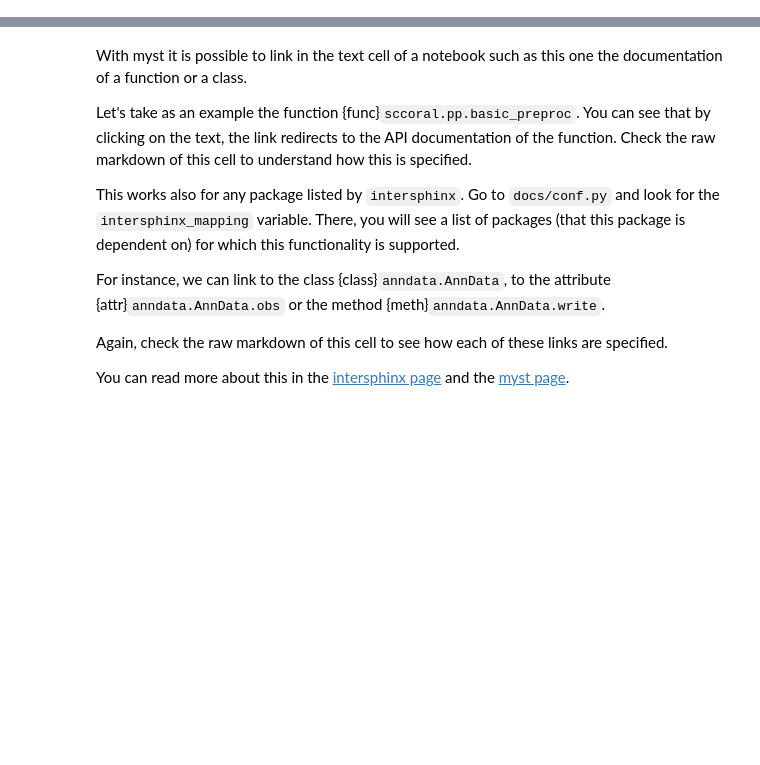
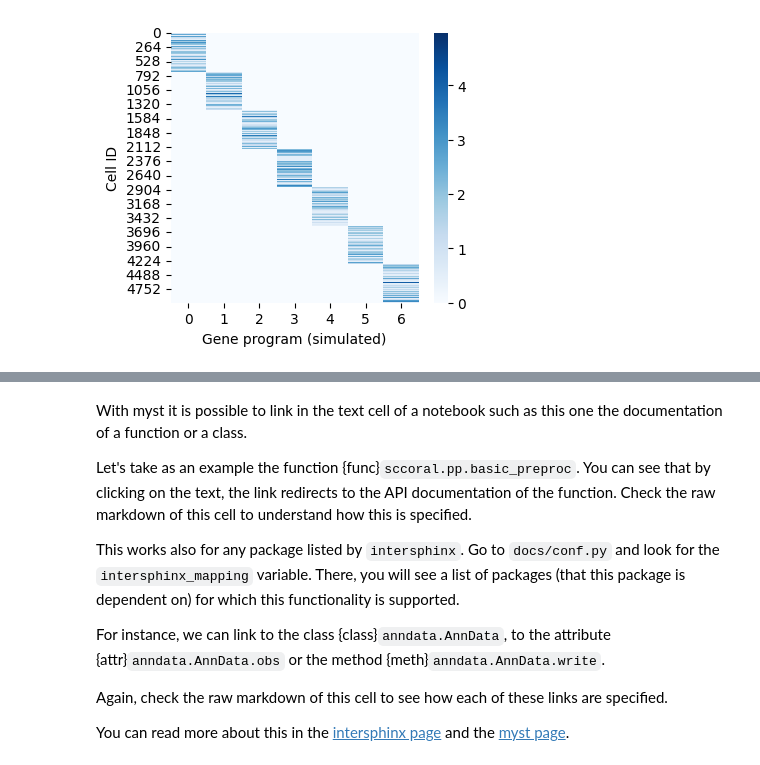
Before and after one commit to lucas-diedrich/sccoral, a Jupyter notebook: docs/notebooks/example.ipynb, the cells around one changed output, grey strips where cells are left out. Cells and saved outputs as stored; diff of their text form; code cells hidden in the pictures; blank space fills up the shorter version.

```diff
--- a/docs/notebooks/example.ipynb
+++ b/docs/notebooks/example.ipynb
@@ -9,0 +74,7 @@ adata = AnnData(np.random.normal(size=(20, 10)))
+# %%
+fig, ax = plt.subplots(1, 1, figsize=(4, 3.5))
+sns.heatmap(pd.DataFrame(adata.varm["program_loading"], index=adata.var_names), cmap="Blues", ax=ax)
+ax.set(xlabel="Gene program (simulated)", ylabel="Cell ID")
+plt.show()
+# %% [output]
+[figure, added]
```
Also changed, not shown: parts of 19 cells of this notebook, 1 other file.
